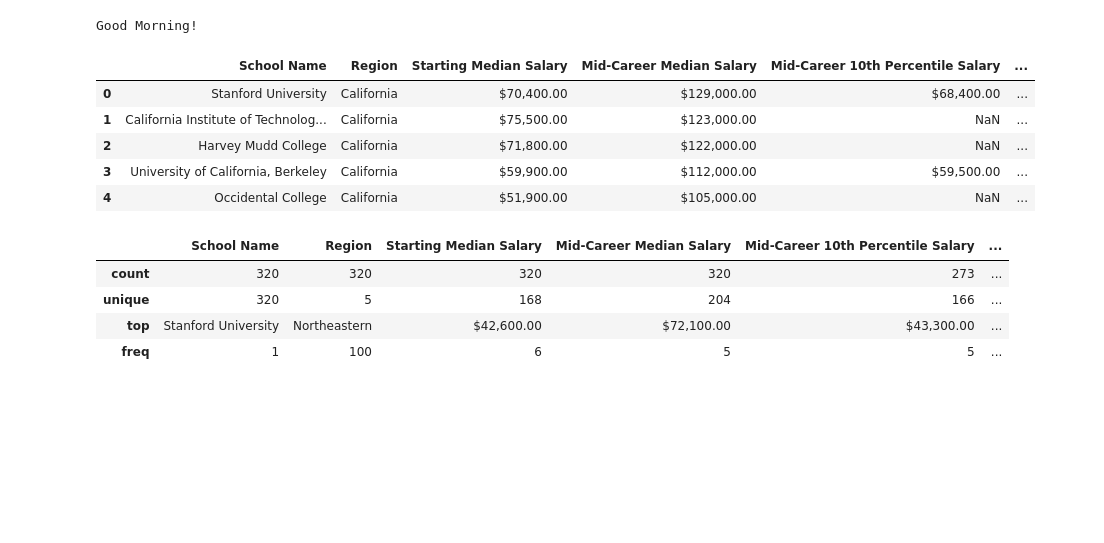
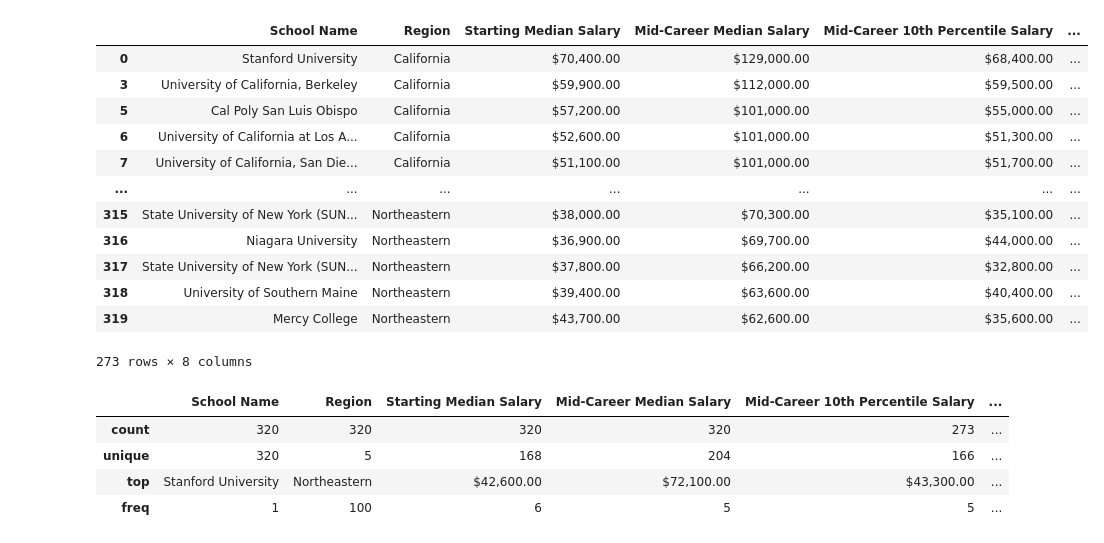
Before and after one commit to SidhST12/Final_3450, a Jupyter notebook: file_s.ipynb, the cells around one changed output. Saved outputs shown, nothing was run; the diff lists cells and outputs as text; code cells hidden in the pictures; blank space fills up the shorter version.

```diff
--- a/file_s.ipynb
+++ b/file_s.ipynb
@@ -19,7 +19,3 @@ from sklearn.pipeline import make_pipeline
 import matplotlib.pyplot as plt
 import seaborn as sns
 plt.rcParams["figure.figsize"] = (15,5)
-# %%
-print("Good Morning!")
-# %% [output]
-Good Morning!
@@ -30,13 +22,21 @@ df1=dfd[["Undergraduate Major","Starting Median Salary"]]
 # %%
 dfr=pd.read_csv("salaries-by-region.csv")
 dfr.head(5)
+dfr.dropna()
 # %% [output]
 |  | School Name | Region | Starting Median Salary | Mid-Career Median Salary | Mid-Career 10th Percentile Salary | ... |
 | 0 | Stanford University | California | $70,400.00 | $129,000.00 | $68,400.00 | ... |
-| 1 | California Institute of Technolog... | California | $75,500.00 | $123,000.00 | NaN | ... |
-| 2 | Harvey Mudd College | California | $71,800.00 | $122,000.00 | NaN | ... |
 | 3 | University of California, Berkeley | California | $59,900.00 | $112,000.00 | $59,500.00 | ... |
-| 4 | Occidental College | California | $51,900.00 | $105,000.00 | NaN | ... |
+| 5 | Cal Poly San Luis Obispo | California | $57,200.00 | $101,000.00 | $55,000.00 | ... |
+| 6 | University of California at Los A... | California | $52,600.00 | $101,000.00 | $51,300.00 | ... |
+| 7 | University of California, San Die... | California | $51,100.00 | $101,000.00 | $51,700.00 | ... |
+| ... | ... | ... | ... | ... | ... | ... |
+| 315 | State University of New York (SUN... | Northeastern | $38,000.00 | $70,300.00 | $35,100.00 | ... |
+| 316 | Niagara University | Northeastern | $36,900.00 | $69,700.00 | $44,000.00 | ... |
+| 317 | State University of New York (SUN... | Northeastern | $37,800.00 | $66,200.00 | $32,800.00 | ... |
+| 318 | University of Southern Maine | Northeastern | $39,400.00 | $63,600.00 | $40,400.00 | ... |
+| 319 | Mercy College | Northeastern | $43,700.00 | $62,600.00 | $35,600.00 | ... |
+273 rows × 8 columns
 # %%
 dfr.describe()
 # %% [output]
```
Also changed, not shown: parts of 11 cells of this notebook.
